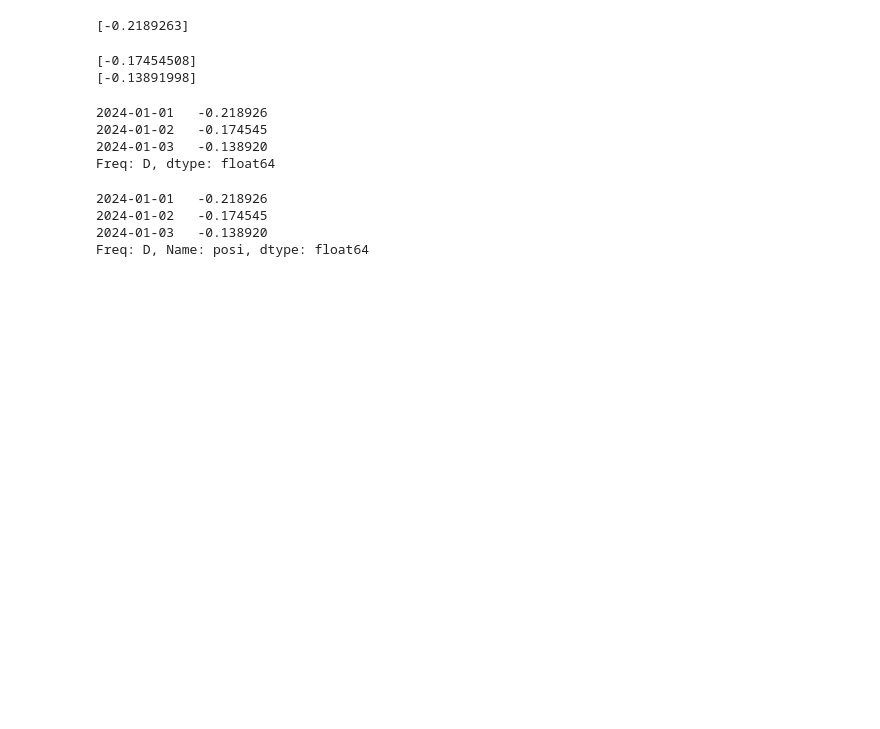
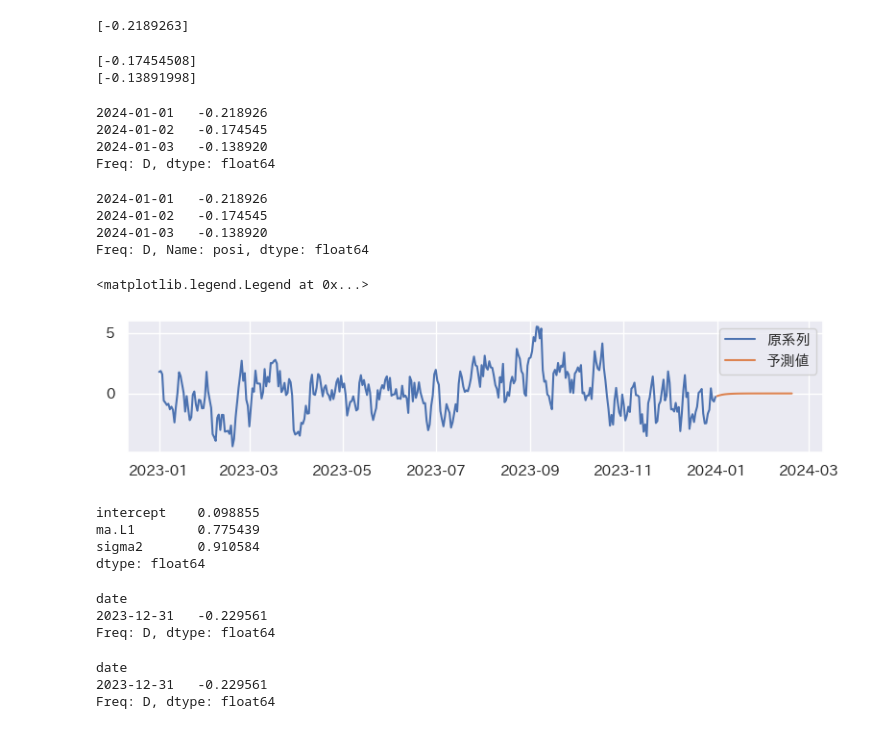
Before and after one commit to maton369/Python_Time_Series_Intro, a Jupyter notebook: 4-2-ARIMAモデル.ipynb, the cells around one changed output. Cells and saved outputs as stored; diff of their text form; code cells hidden in the pictures; blank space fills up the shorter version.

```diff
--- a/4-2-ARIMAモデル.ipynb
+++ b/4-2-ARIMAモデル.ipynb
@@ -531,3 +531,78 @@ forecaster.predict(fh=np.arange(1, 4))
 2024-01-02   -0.174545
 2024-01-03   -0.138920
 Freq: D, Name: posi, dtype: float64
+# %%
+# グラフサイズの指定
+fig, ax = plt.subplots(figsize=(8, 2), tight_layout=True)
+
+# 原系列の折れ線グラフ
+ax.plot(ar_data["posi"], label="原系列")
+
+# 予測値の折れ線グラフ
+ax.plot(ar_autoreg.forecast(50), label="予測値")
+
+# 凡例
+ax.legend()
+# %% [output]
+<matplotlib.legend.Legend at 0x...>
+[figure, added]
+# %%
+# ================================================
+# MA(1)モデル（Moving Average Model）の推定結果確認
+# ================================================
+
+# 状態空間表現（State Space Model）で表した MA(1) モデルの推定パラメータを出力
+# ここでのモデル式は以下の通り：
+#     y_t = μ + ε_t + θ₁ ε_{t-1}
+# --------------------------------
+# μ  ：定数項（平均レベル）
+# θ₁：MA(1)項の係数（直前の誤差の影響度）
+# ε_t：ホワイトノイズ
+# --------------------------------
+
+mod_ma.params
+# %% [output]
+intercept    0.098855
+ma.L1        0.775439
+sigma2       0.910584
+dtype: float64
+# %%
+# ================================================
+# 最終日の残差（予測誤差）の算出
+# ================================================
+
+# 残差（residual）とは：
+#     ε_t = 実測値 − 当てはめ値（予測値）
+#
+# ここでは MA(1) モデル（mod_ma）によって推定された
+# fittedvalues（当てはめ値）を用いて、
+# 最終観測点における残差 ε_T を計算している。
+# ================================================
+
+ma_data["posi"].tail(1) - mod_ma.fittedvalues.tail(1)
+# %% [output]
+date
+2023-12-31   -0.229561
+Freq: D, dtype: float64
+# %%
+# ================================================
+# 最終日の残差を直接取得
+# ================================================
+
+# SARIMAX（状態空間モデル）では、残差（resid）はモデル内部で自動的に計算されている。
+# ここでは、最終時点（T）の残差 ε_T を直接取り出している。
+#
+# 残差の定義：
+#     ε_t = y_t − ŷ_t
+#
+# モデルにおける役割：
+#     MA(1) モデルでは、次期の予測に ε_t が再利用される。
+#     具体的には、
+#         ŷ_{t+1} = μ + θ₁ ε_t
+# ================================================
+
+mod_ma.resid.tail(1)
+# %% [output]
+date
+2023-12-31   -0.229561
+Freq: D, dtype: float64
```
Also changed, not shown: parts of 2 cells of this notebook.
